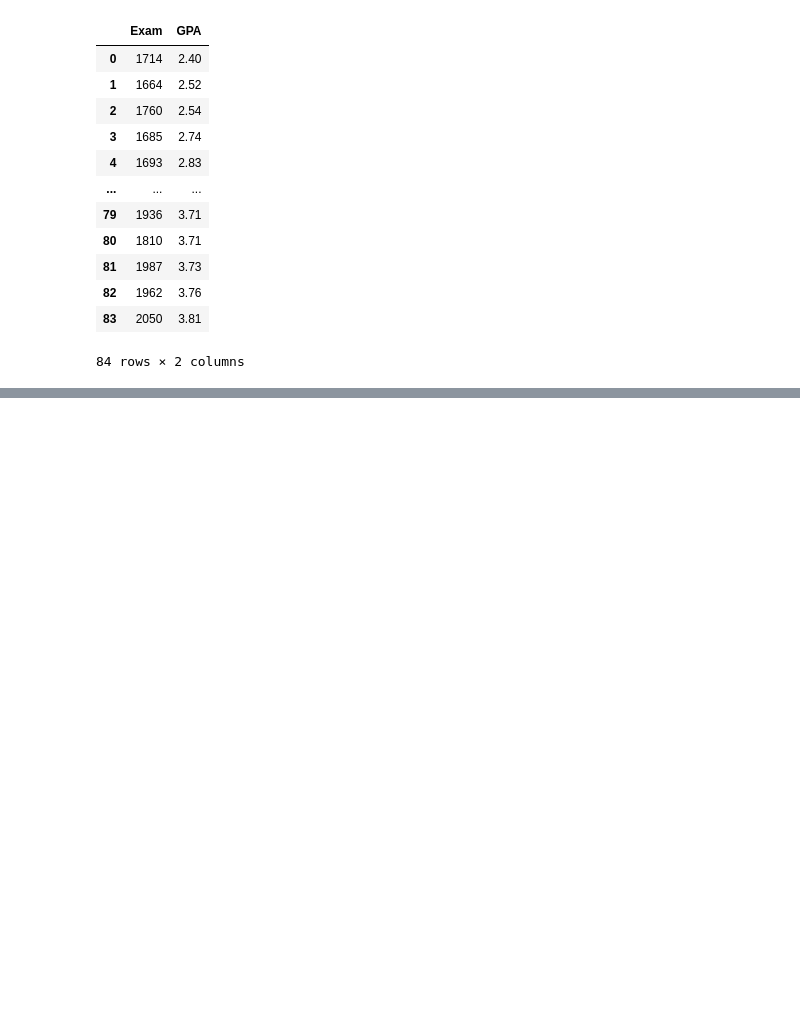
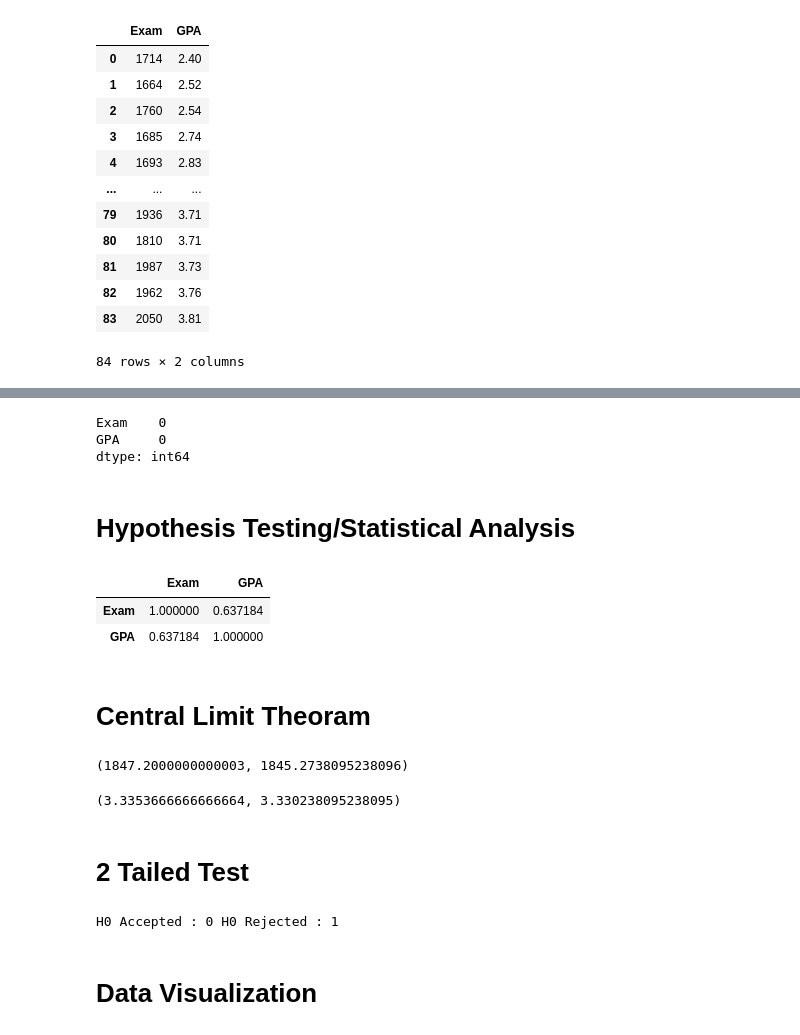
Before and after one commit to Saravanan-20G/Dataset1_Practice, a Jupyter notebook: Dataset_slr.ipynb, the cells around one changed output, grey strips where cells are left out. Cells and saved outputs as stored; diff of their text form; code cells hidden in the pictures; blank space fills up the shorter version.

```diff
--- a/Dataset_slr.ipynb
+++ b/Dataset_slr.ipynb
@@ -29,0 +62,53 @@ Continuous column - Exam,GPA
+# %%
+df.isnull().sum()
+# %% [output]
+Exam    0
+GPA     0
+dtype: int64
+# %% [markdown]
+# Hypothesis Testing/Statistical Analysis
+# %%
+df.corr()
+# %% [output]
+|  | Exam | GPA |
+| Exam | 1.000000 | 0.637184 |
+| GPA | 0.637184 | 1.000000 |
+# %% [markdown]
+# Central Limit Theoram
+# %%
+Population=df.Exam.values
+sample_mean=[]
+for i in range(15):
+    sample=np.random.choice(Population,20)
+    sample_mean.append(sample.mean())
+np.mean(sample_mean),Population.mean()
+# %% [output]
+(1847.2000000000003, 1845.2738095238096)
+# %%
+population=df.GPA.values
+sample_mean=[]
+for i in range(15):
+    sample=np.random.choice(population,20)
+    sample_mean.append(sample.mean())
+np.mean(sample_mean),population.mean()
+# %% [output]
+(3.3353666666666664, 3.330238095238095)
+# %% [markdown]
+# 2 Tailed Test
+# %%
+h0=0
+ha=0
+for i in range(20):
+    sample1=df.Exam.sample(frac=0.05)
+    sample2=df.GPA.sample(frac=0.05)
+    t_test,p_value=stats.ttest_ind(sample1,sample2)
+
+    if p_value>0.05:
+        h0=+1
+    else:
+        ha=+1
+print("H0 Accepted :",h0,"H0 Rejected :",ha)
+# %% [output]
+H0 Accepted : 0 H0 Rejected : 1
+# %% [markdown]
+# Data Visualization
```
Also changed, not shown: parts of 12 cells of this notebook.
